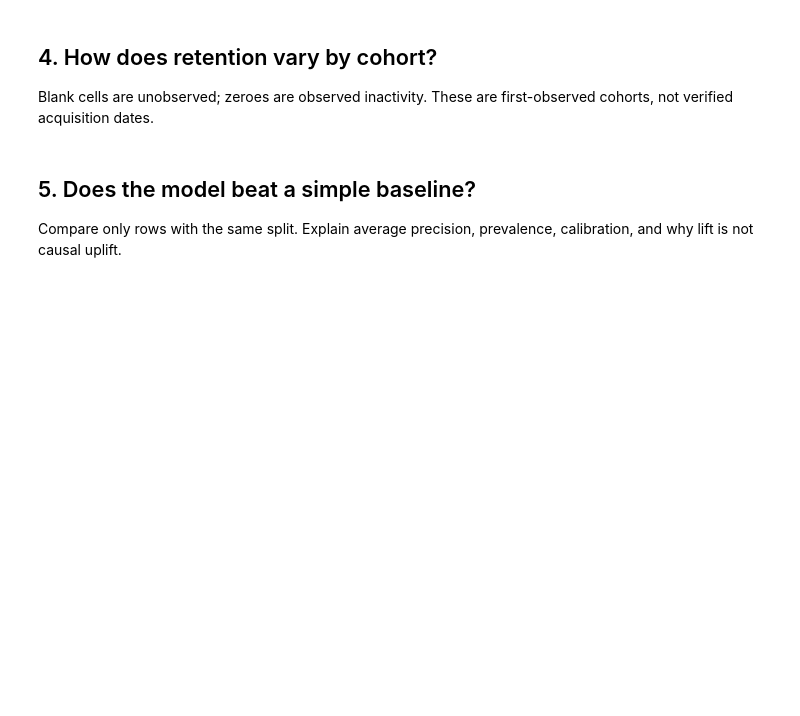
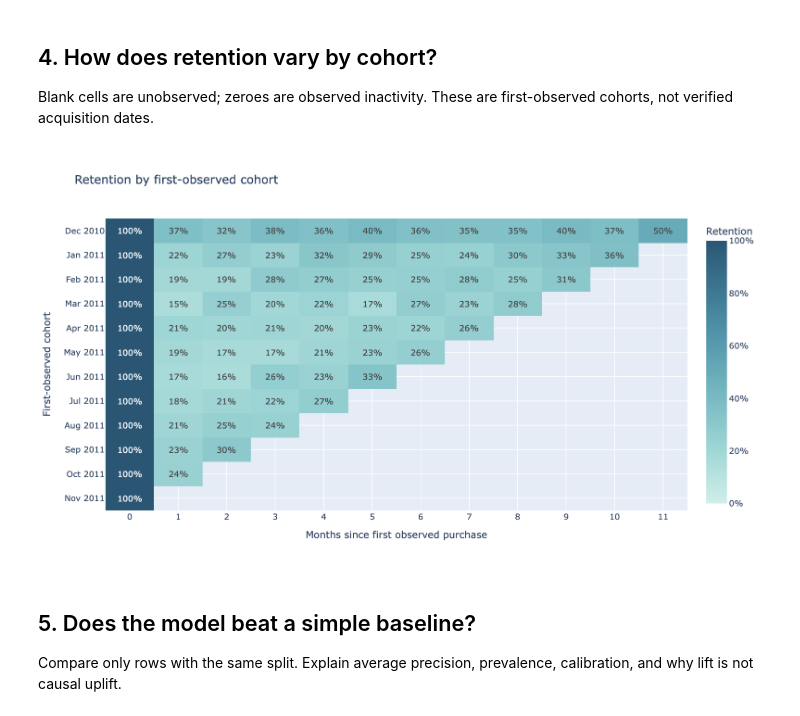
Before and after one commit to vidyacheekuri/retailsignal, a Jupyter notebook: notebooks/01_business_analysis.ipynb, the cells around one changed output. Saved outputs shown, nothing was run; the diff lists cells and outputs as text; code cells hidden in the pictures; blank space fills up the shorter version.

```diff
--- a/notebooks/01_business_analysis.ipynb
+++ b/notebooks/01_business_analysis.ipynb
@@ -40,7 +80,18 @@ Blank cells are unobserved; zeroes are observed inactivity. These are first-obse
 # %%
 cohorts = pd.read_csv(DATA / "mart_cohorts.csv")
 matrix = cohorts.pivot(index="cohort", columns="month_index", values="retention")
-px.imshow(matrix, text_auto=".0%", zmin=0, zmax=1, aspect="auto", color_continuous_scale="Teal")
+matrix.index = pd.to_datetime(matrix.index).strftime("%b %Y")
+fig = px.imshow(matrix, text_auto=".0%", zmin=0, zmax=1, aspect="auto",
+                color_continuous_scale="Teal",
+                title="Retention by first-observed cohort",
+                labels={"x": "Months since first observed purchase",
+                        "y": "First-observed cohort", "color": "Retention"})
+fig.update_xaxes(dtick=1)
+fig.update_yaxes(dtick=1)
+fig.update_layout(coloraxis_colorbar_tickformat=".0%")
+fig
+# %% [output]
+[figure, added]
 # %% [markdown]
 ## 5. Does the model beat a simple baseline?
 Compare only rows with the same split. Explain average precision, prevalence, calibration, and why lift is not causal uplift.
```
Also changed, not shown: parts of 5 cells of this notebook, 3 other files.
